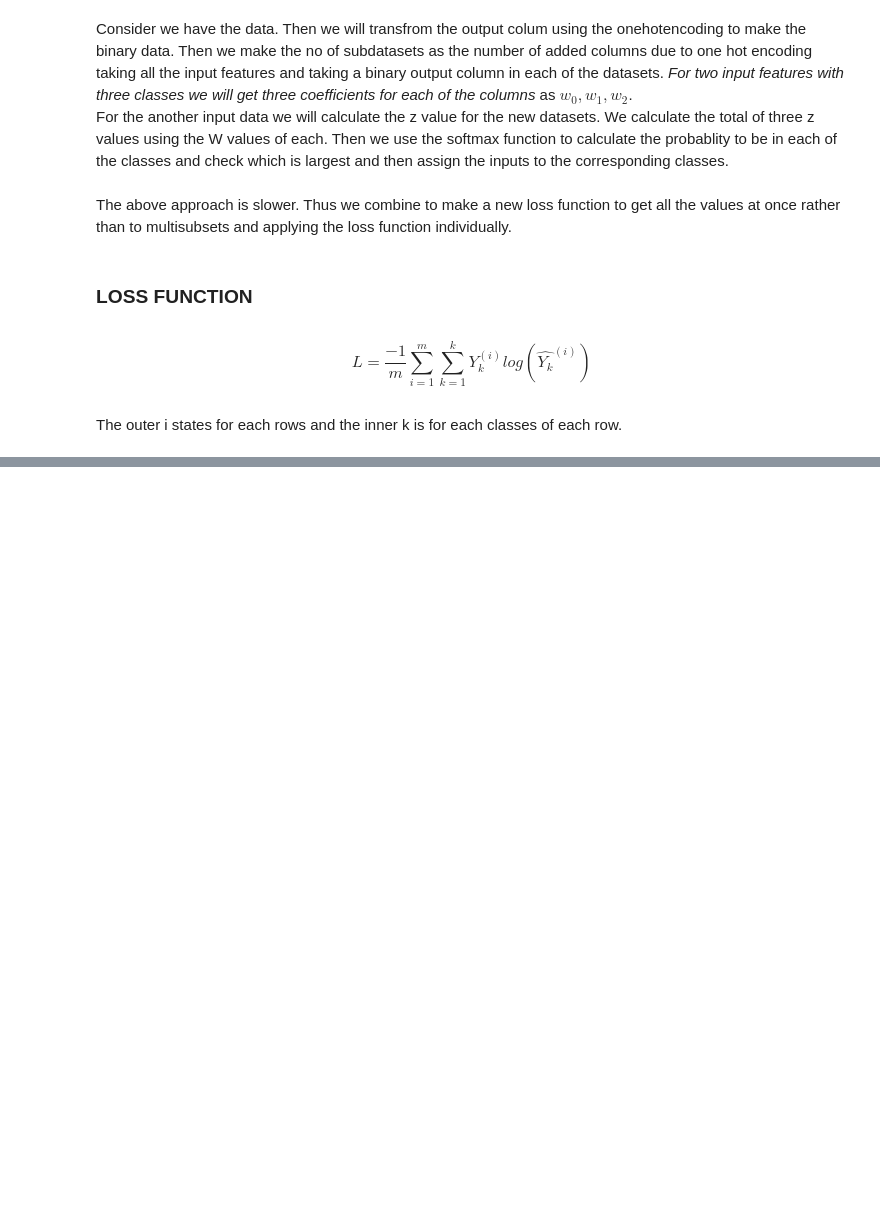
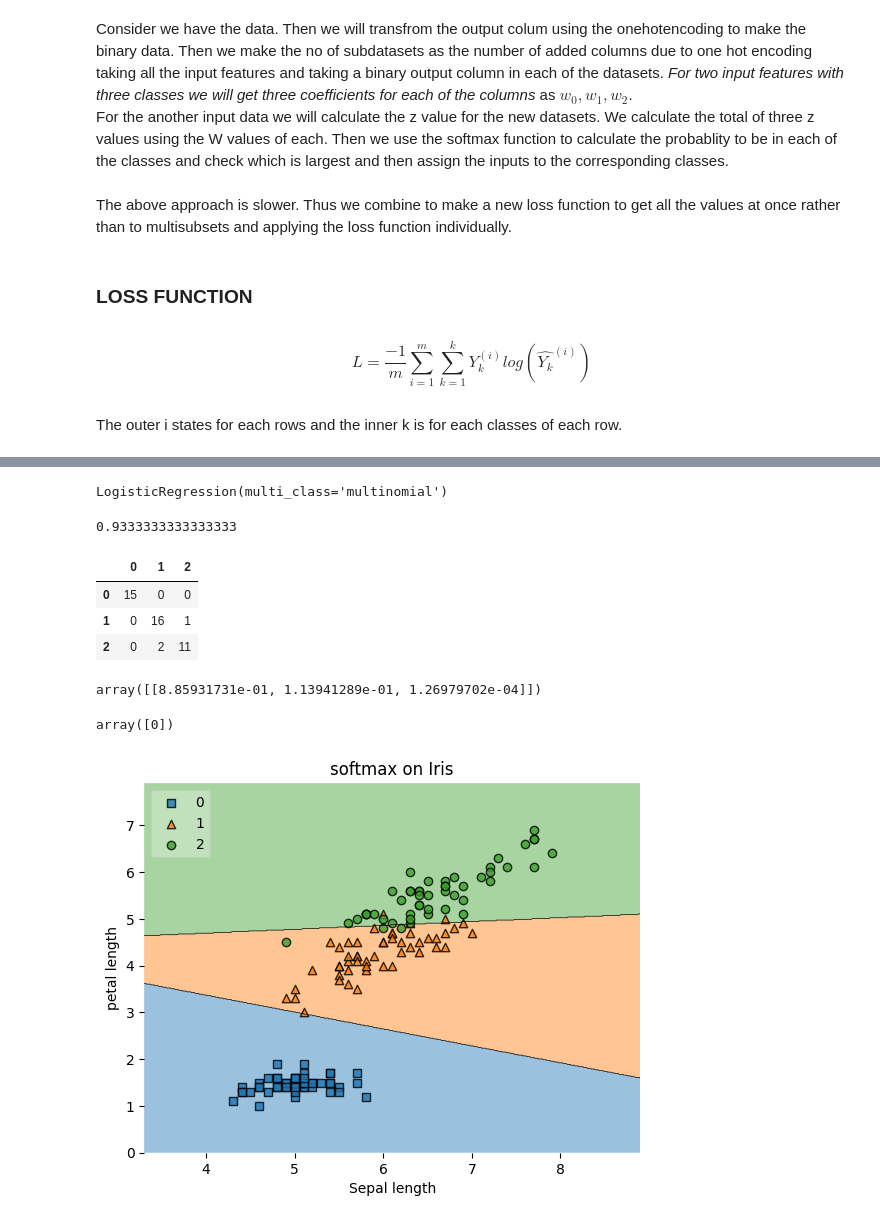
Before and after one commit to khanalasmit/machinelearning, a Jupyter notebook: 42-Softmax_Regression/code.ipynb, the cells around one changed output, grey strips where cells are left out. Saved outputs shown, nothing was run; the diff lists cells and outputs as text; code cells hidden in the pictures; blank space fills up the shorter version.

Commit message:
completed the softmax regression

```diff
--- a/42-Softmax_Regression/code.ipynb
+++ b/42-Softmax_Regression/code.ipynb
@@ -39,0 +91,3 @@ $$
+# %%
+df=df[['sepal_length','petal_length','species']]
+df.head()
@@ -39,0 +101,10 @@ $$
+# %%
+X=df.iloc[:,0:2]
+y=df.iloc[:,-1]
+# %%
+X_train,X_test,y_train,y_test=train_test_split(X,y,test_size=0.3,random_state=43)
+clf=LogisticRegression(multi_class='multinomial')
+# %%
+clf.fit(X_train,y_train)
+# %% [output]
+LogisticRegression(multi_class='multinomial')
@@ -39,0 +113,29 @@ $$
+# %%
+print(accuracy_score(y_test,y_pred))
+# %% [output]
+0.9333333333333333
+# %%
+pd.DataFrame(confusion_matrix(y_test,y_pred))
+# %% [output]
+|  | 0 | 1 | 2 |
+| 0 | 15 | 0 | 0 |
+| 1 | 0 | 16 | 1 |
+| 2 | 0 | 2 | 11 |
+# %%
+query=np.array([[3.4,2.7]])
+clf.predict_proba(query)#to print the probalblity to be in each class
+# %% [output]
+array([[8.85931731e-01, 1.13941289e-01, 1.26979702e-04]])
+# %%
+clf.predict(query)
+# %% [output]
+array([0])
+# %%
+from mlxtend.plotting import plot_decision_regions
+plot_decision_regions(X.values,y.values,clf,legend=2)
+plt.xlabel('Sepal length')
+plt.ylabel('petal length')
+plt.title('softmax on Iris')
+plt.show()
+# %% [output]
+[figure, added]
```
Also changed, not shown: parts of 10 cells of this notebook.
